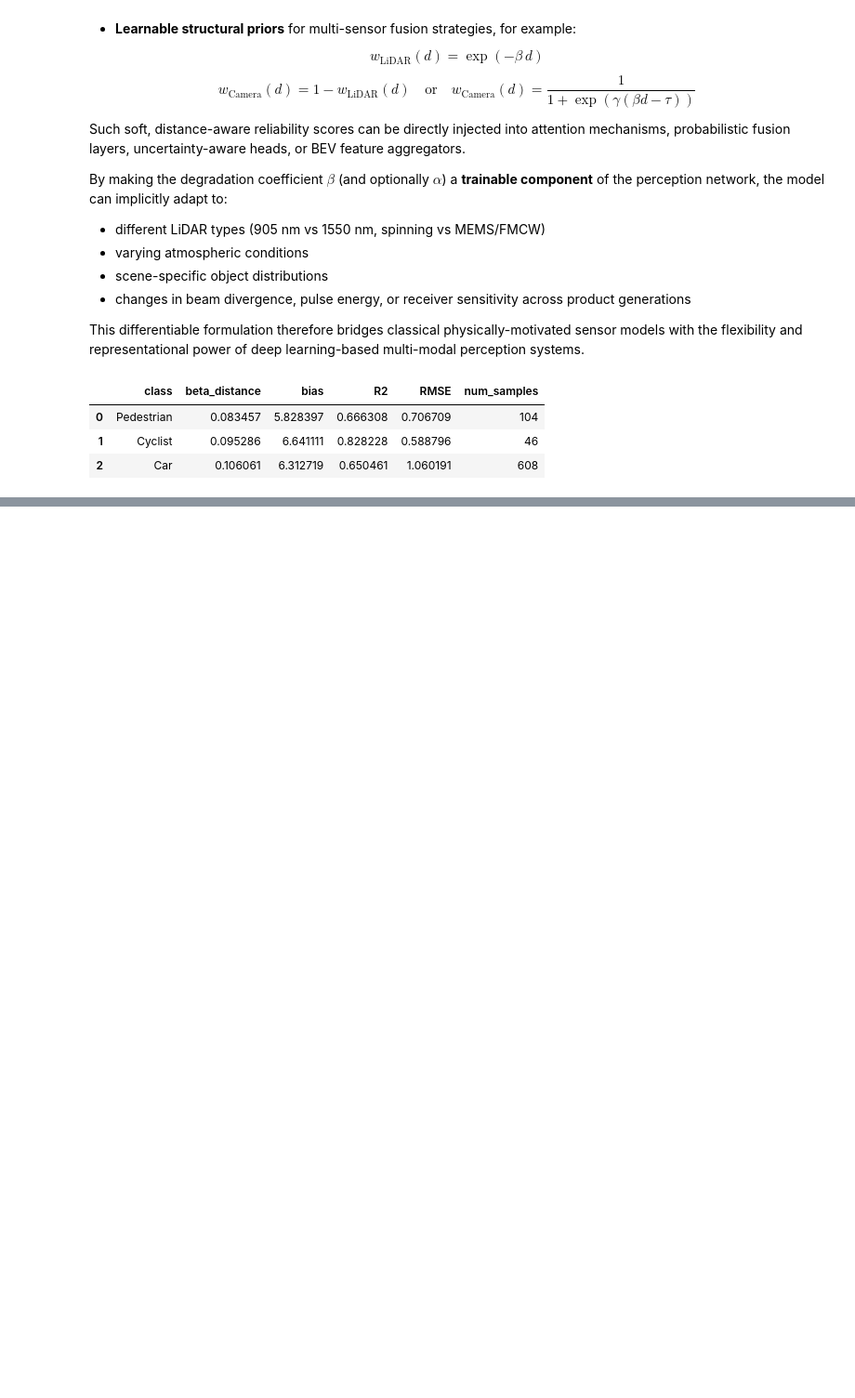
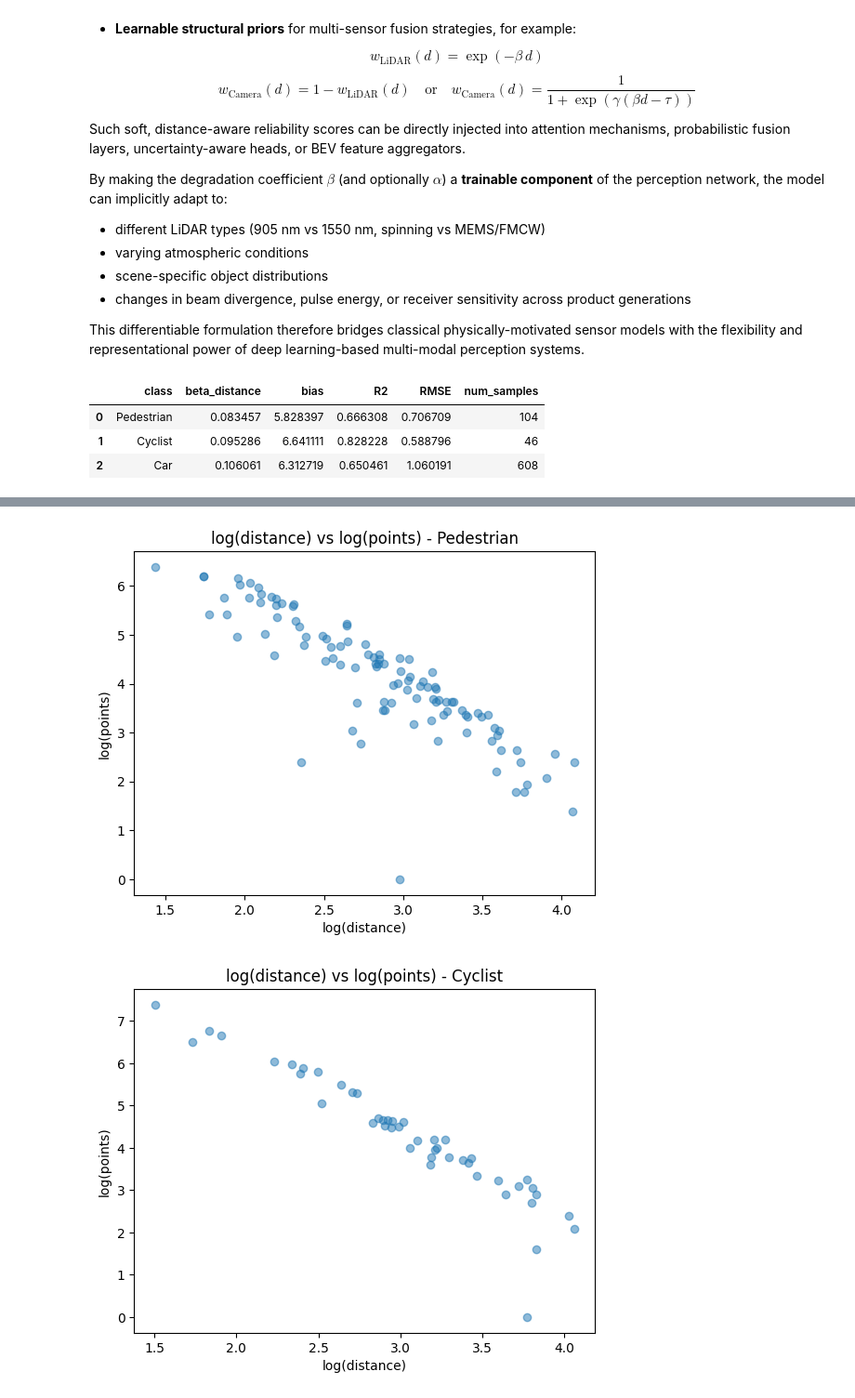
Before and after one commit to aliowx/data-analysis, a Jupyter notebook: notebook/EEG/eeg-bci-robot-control.ipynb, the cells around one changed output, grey strips where cells are left out. Shown at 93% size. Drawn from its saved outputs; the diff is of its cells as text; code cells hidden in the pictures; blank space fills up the shorter version.

```diff
--- a/notebook/EEG/eeg-bci-robot-control.ipynb
+++ b/notebook/EEG/eeg-bci-robot-control.ipynb
@@ -1028,0 +1050,17 @@ def statistical_analysis(df_cls):
+# %%
+for cls in df_stats["class"].unique():
+
+    df_cls = df_stats[df_stats["class"] == cls]
+
+    plt.figure()
+    plt.scatter(np.log(df_cls["distance"]+1e-6),
+                df_cls["log_points"],
+                alpha=0.5)
+
+    plt.title(f"log(distance) vs log(points) - {cls}")
+    plt.xlabel("log(distance)")
+    plt.ylabel("log(points)")
+    plt.show()
+# %% [output]
+[figure, added]
+[figure, added]
```
Also changed, not shown: parts of 21 cells of this notebook.
